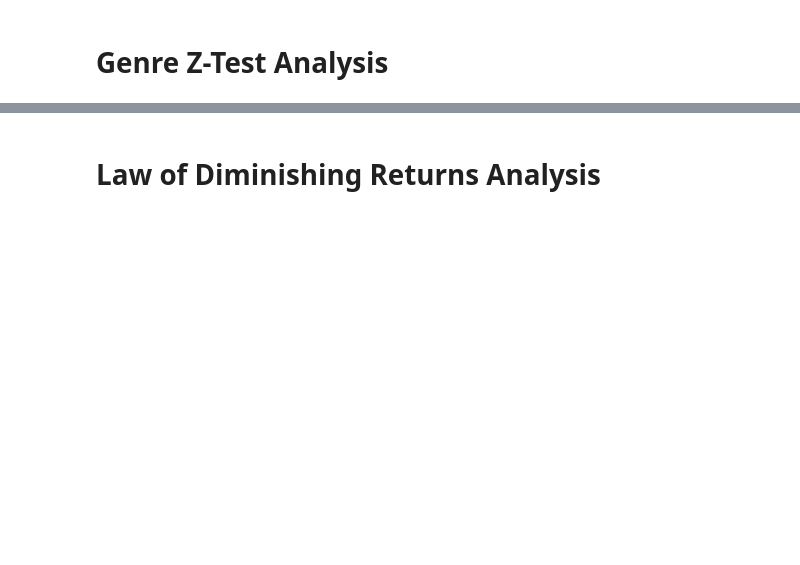
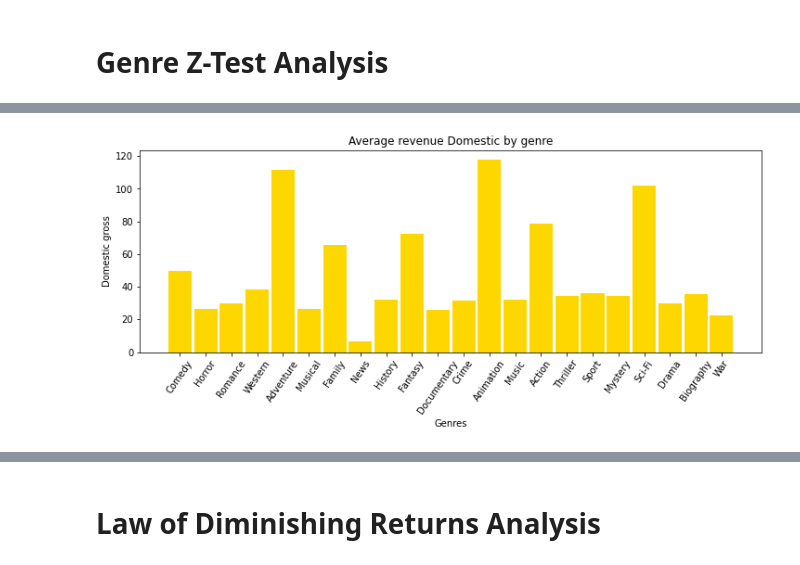
Before and after one commit to hixtape1212/Group6Consulting_CapstoneRepo, a Jupyter notebook: Group6-MovieAnalysis.ipynb, the cells around one changed output, grey strips where cells are left out. Cells and saved outputs as stored; diff of their text form; code cells hidden in the pictures; blank space fills up the shorter version.

```diff
--- a/Group6-MovieAnalysis.ipynb
+++ b/Group6-MovieAnalysis.ipynb
@@ -112,0 +152,18 @@ df.head(10)
+# %%
+#Domestic gross Average profits.
+dg_avg=[]
+for i in range(len(genres)):
+    dg = df['genres'].astype(str).str.contains(genres[i], regex = True, na = False)
+    dg_avg.append(df['domestic_millions'][dg].mean())
+#dg_avg
+
+fig = plt.figure(figsize = (12, 4))
+plt.bar(genres, dg_avg, color='gold' ,width = 0.9)
+
+plt.xlabel("Genres")
+plt.xticks(rotation = 55)
+plt.ylabel("Domestic gross")
+plt.title("Average revenue Domestic by genre")
+plt.show()
+# %% [output]
+[figure, added]
```
Also changed, not shown: parts of 30 cells of this notebook.
